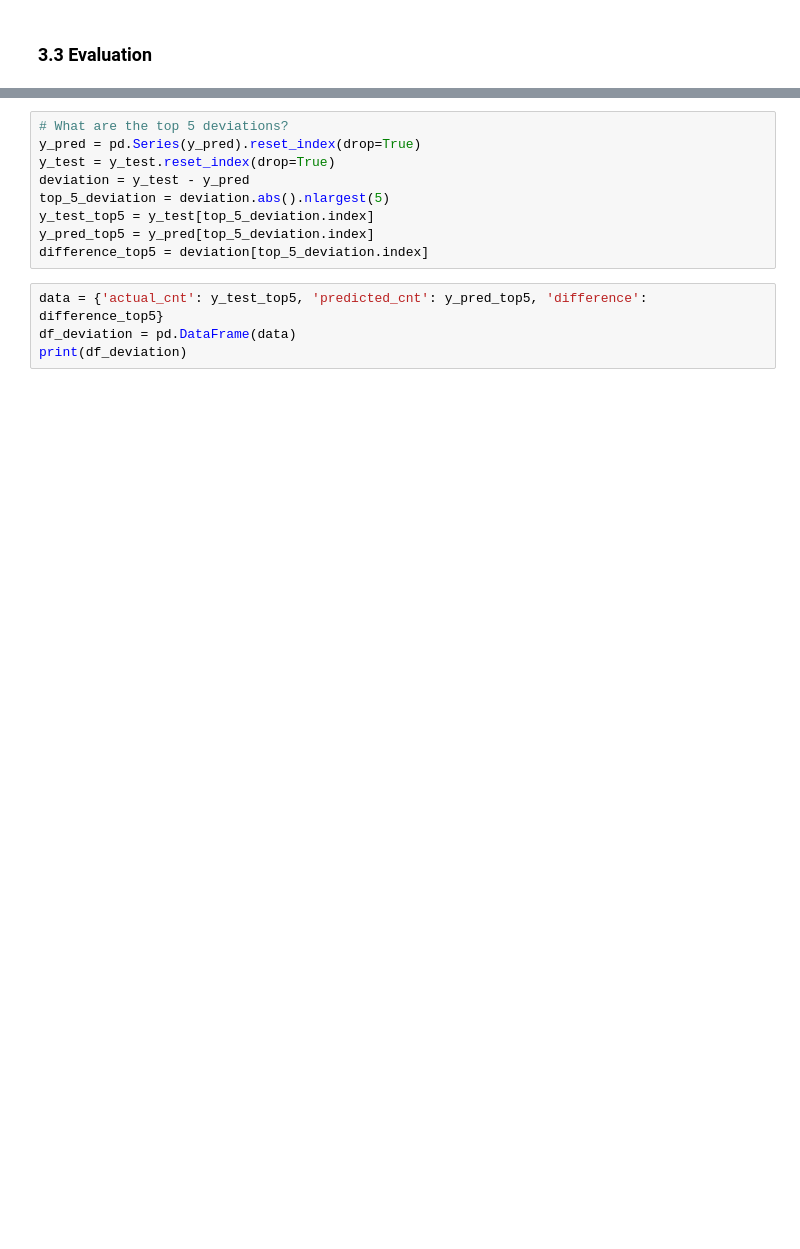
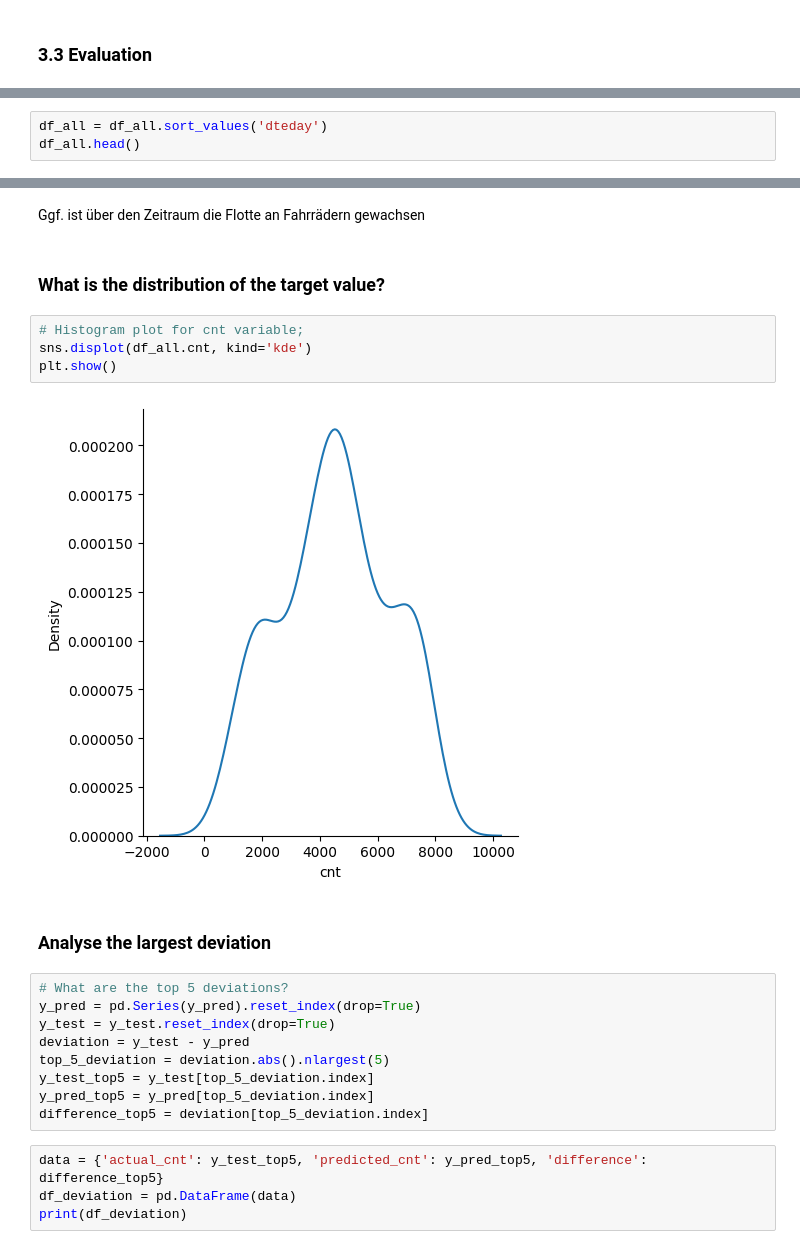
Before and after one commit to carlov93/sixt_challange, a Jupyter notebook: notebooks/SIXT_DataScience_Task202402.ipynb, the cells around one changed output, grey strips where cells are left out. Cells and saved outputs as stored; diff of their text form; blank space fills up the shorter version.

```diff
--- a/notebooks/SIXT_DataScience_Task202402.ipynb
+++ b/notebooks/SIXT_DataScience_Task202402.ipynb
@@ -343,0 +378,3 @@ An RMSE of 50 means that, on average, the model's predictions are 50 units away
+# %%
+df_all = df_all.sort_values('dteday')
+df_all.head()
@@ -344,3 +402,15 @@ An RMSE of 50 means that, on average, the model's predictions are 50 units away
+# %% [markdown]
+Ggf. ist über den Zeitraum die Flotte an Fahrrädern gewachsen
+# %% [markdown]
+### What is the distribution of the target value?
+# %%
+# Histogram plot for cnt variable;
+sns.displot(df_all.cnt, kind='kde')
+plt.show()
+# %% [output]
+[figure, added]
+# %% [markdown]
+### Analyse the largest deviation
 # %%
 # What are the top 5 deviations?
 y_pred = pd.Series(y_pred).reset_index(drop=True)
```
Also changed, not shown: parts of 18 cells of this notebook, 7 other files.
